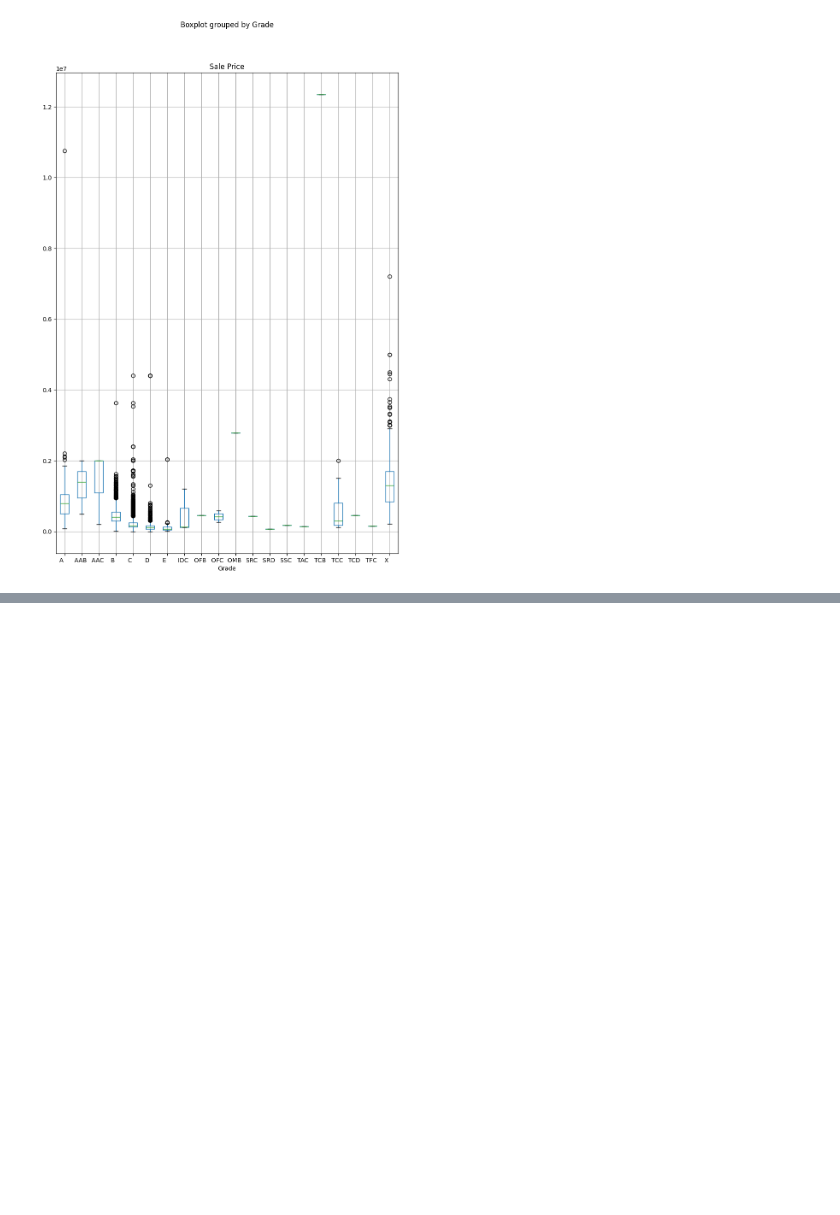
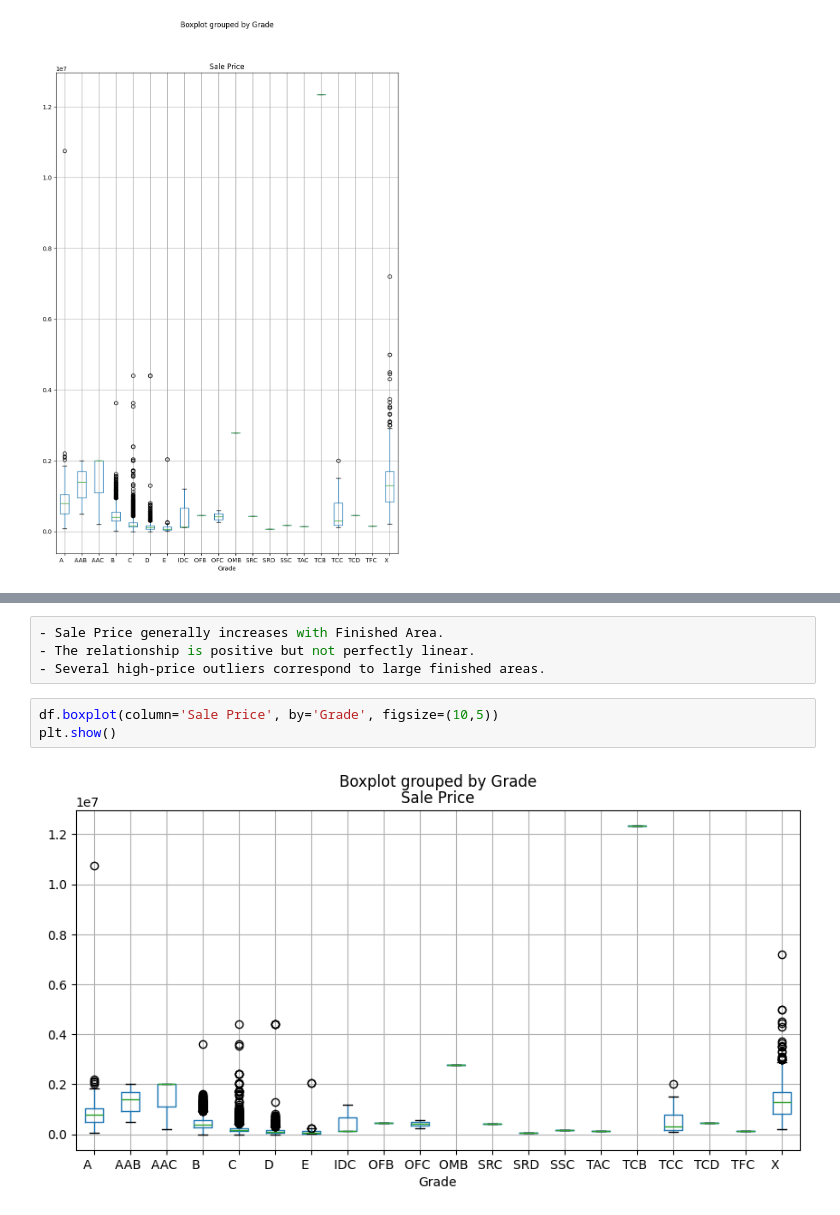
Before and after one commit to Souvik2408/nashville-housing-sql-python, a Jupyter notebook: notebooks/Nashville_housing.ipynb, the cells around one changed output, grey strips where cells are left out. Cells and saved outputs as stored; diff of their text form; blank space fills up the shorter version.

```diff
--- a/notebooks/Nashville_housing.ipynb
+++ b/notebooks/Nashville_housing.ipynb
@@ -203,2 +205,11 @@ plt.show()
 # %% [output]
 [figure]
+# %%
+- Sale Price generally increases with Finished Area.
+- The relationship is positive but not perfectly linear.
+- Several high-price outliers correspond to large finished areas.
+# %%
+df.boxplot(column='Sale Price', by='Grade', figsize=(10,5))
+plt.show()
+# %% [output]
+[figure, added]
```
Also changed, not shown: parts of 3 cells of this notebook.
